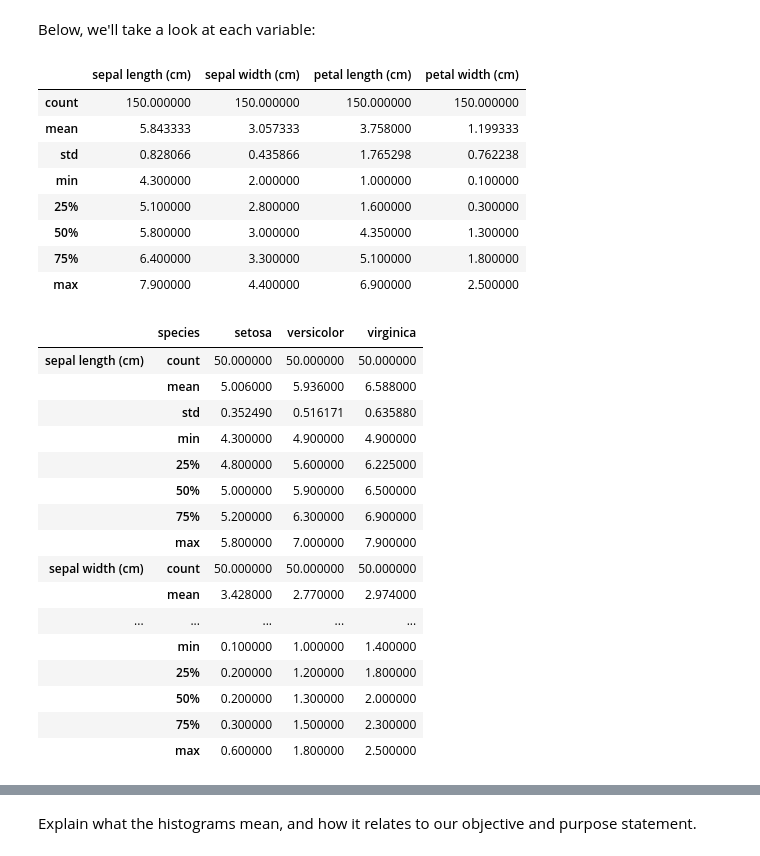
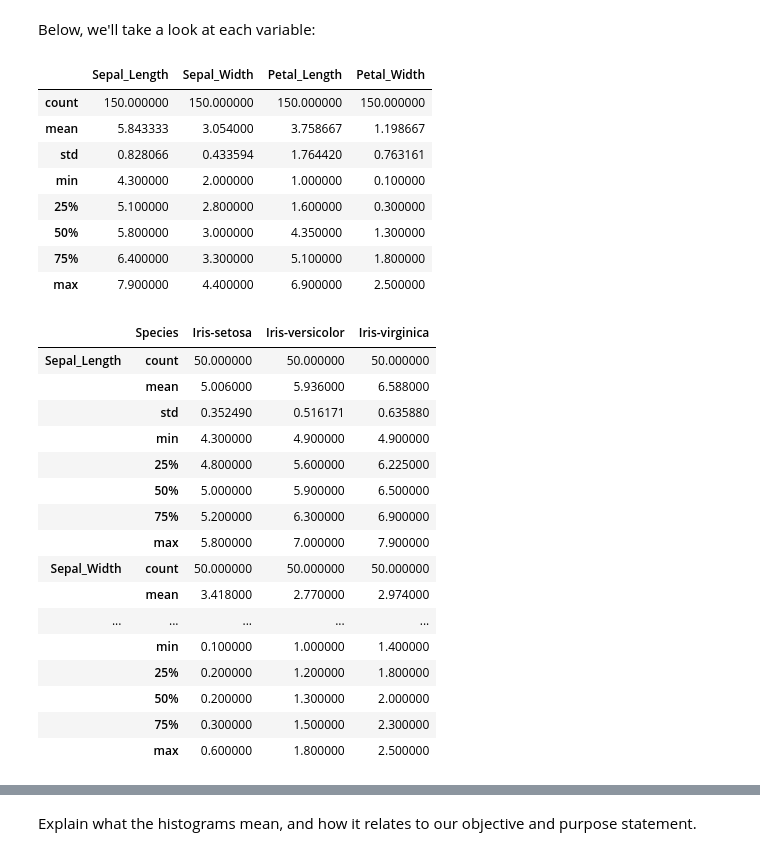
Before and after one commit to marianemcgrath/pands_project, a Jupyter notebook: analysis.ipynb, the cells around one changed output, grey strips where cells are left out. Cells and saved outputs as stored; diff of their text form; code cells hidden in the pictures.

```diff
--- a/analysis.ipynb
+++ b/analysis.ipynb
@@ -103,0 +76,20 @@ display(df)
+# %%
+# Now, we will load the iris dataset from the UCI Machine Learning Repository
+# The dataset is available at the following URL
+csv_url = 'https://archive.ics.uci.edu/ml/machine-learning-databases/iris/iris.data'
+
+# The dataset is in CSV format, so we will use pandas to read it.
+# The dataset contains 5 columns: Sepal_Length, Sepal_Width, Petal_Length, Petal_Width, and Species
+iris_columns = ['Sepal_Length','Sepal_Width','Petal_Length','Petal_Width','Species']
+
+# And we'll convert the target to names of the species, as they are represented numerically
+df =  pd.read_csv(csv_url, names = iris_columns)
+
+# Loading the iris dataset
+iris = load_iris()
+
+# Below we can see the data
+print (iris)
+
+# Source: https://stackoverflow.com/questions/38105539/how-to-convert-a-scikit-learn-dataset-to-a-pandas-dataset
+# Source: https://stackoverflow.com/questions/43159754/datasets-load-iris-in-python (load_iris() in Python)
@@ -126,21 +153,21 @@ display (df.describe())
 
 # Source: https://www.w3schools.com/python/pandas/ref_df_describe.asp
 # %% [output]
-|  | sepal length (cm) | sepal width (cm) | petal length (cm) | petal width (cm) |
+|  | Sepal_Length | Sepal_Width | Petal_Length | Petal_Width |
 | count | 150.000000 | 150.000000 | 150.000000 | 150.000000 |
-| mean | 5.843333 | 3.057333 | 3.758000 | 1.199333 |
-| std | 0.828066 | 0.435866 | 1.765298 | 0.762238 |
+| mean | 5.843333 | 3.054000 | 3.758667 | 1.198667 |
+| std | 0.828066 | 0.433594 | 1.764420 | 0.763161 |
 | min | 4.300000 | 2.000000 | 1.000000 | 0.100000 |
 | 25% | 5.100000 | 2.800000 | 1.600000 | 0.300000 |
 | 50% | 5.800000 | 3.000000 | 4.350000 | 1.300000 |
 | 75% | 6.400000 | 3.300000 | 5.100000 | 1.800000 |
 | max | 7.900000 | 4.400000 | 6.900000 | 2.500000 |
 # %%
-describe_species = df.groupby('species').describe().transpose()
+describe_species = df.groupby('Species').describe().transpose()
 display(describe_species)
 # %% [output]
-|  | species | setosa | versicolor | virginica |
-| sepal length (cm) | count | 50.000000 | 50.000000 | 50.000000 |
+|  | Species | Iris-setosa | Iris-versicolor | Iris-virginica |
+| Sepal_Length | count | 50.000000 | 50.000000 | 50.000000 |
 |  | mean | 5.006000 | 5.936000 | 6.588000 |
 |  | std | 0.352490 | 0.516171 | 0.635880 |
 |  | min | 4.300000 | 4.900000 | 4.900000 |
@@ -148,8 +175,8 @@ display(describe_species)
 |  | 50% | 5.000000 | 5.900000 | 6.500000 |
 |  | 75% | 5.200000 | 6.300000 | 6.900000 |
 |  | max | 5.800000 | 7.000000 | 7.900000 |
-| sepal width (cm) | count | 50.000000 | 50.000000 | 50.000000 |
-|  | mean | 3.428000 | 2.770000 | 2.974000 |
+| Sepal_Width | count | 50.000000 | 50.000000 | 50.000000 |
+|  | mean | 3.418000 | 2.770000 | 2.974000 |
 | ... | ... | ... | ... | ... |
 |  | min | 0.100000 | 1.000000 | 1.400000 |
 |  | 25% | 0.200000 | 1.200000 | 1.800000 |
```
Also changed, not shown: parts of 26 cells of this notebook.
